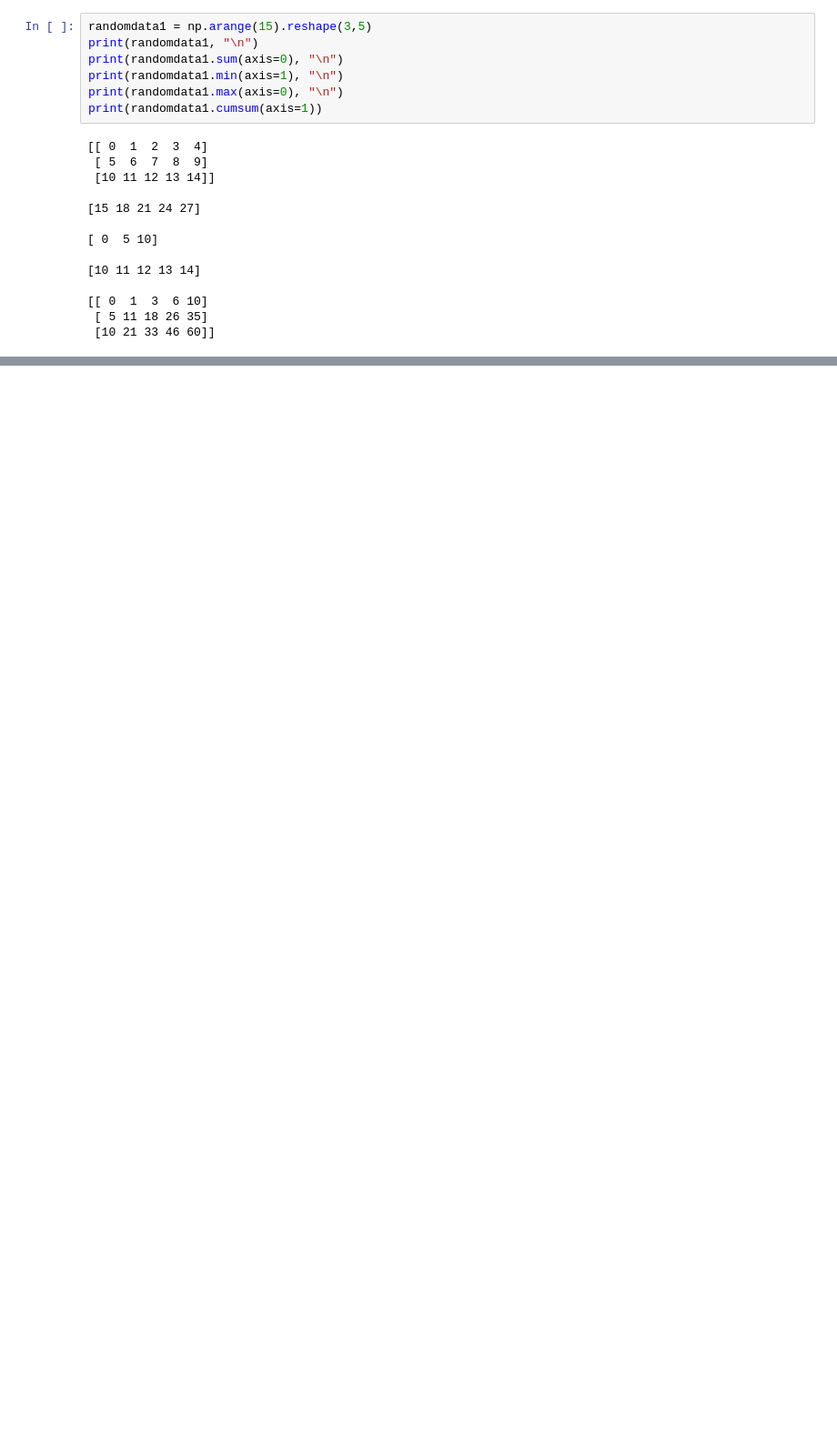
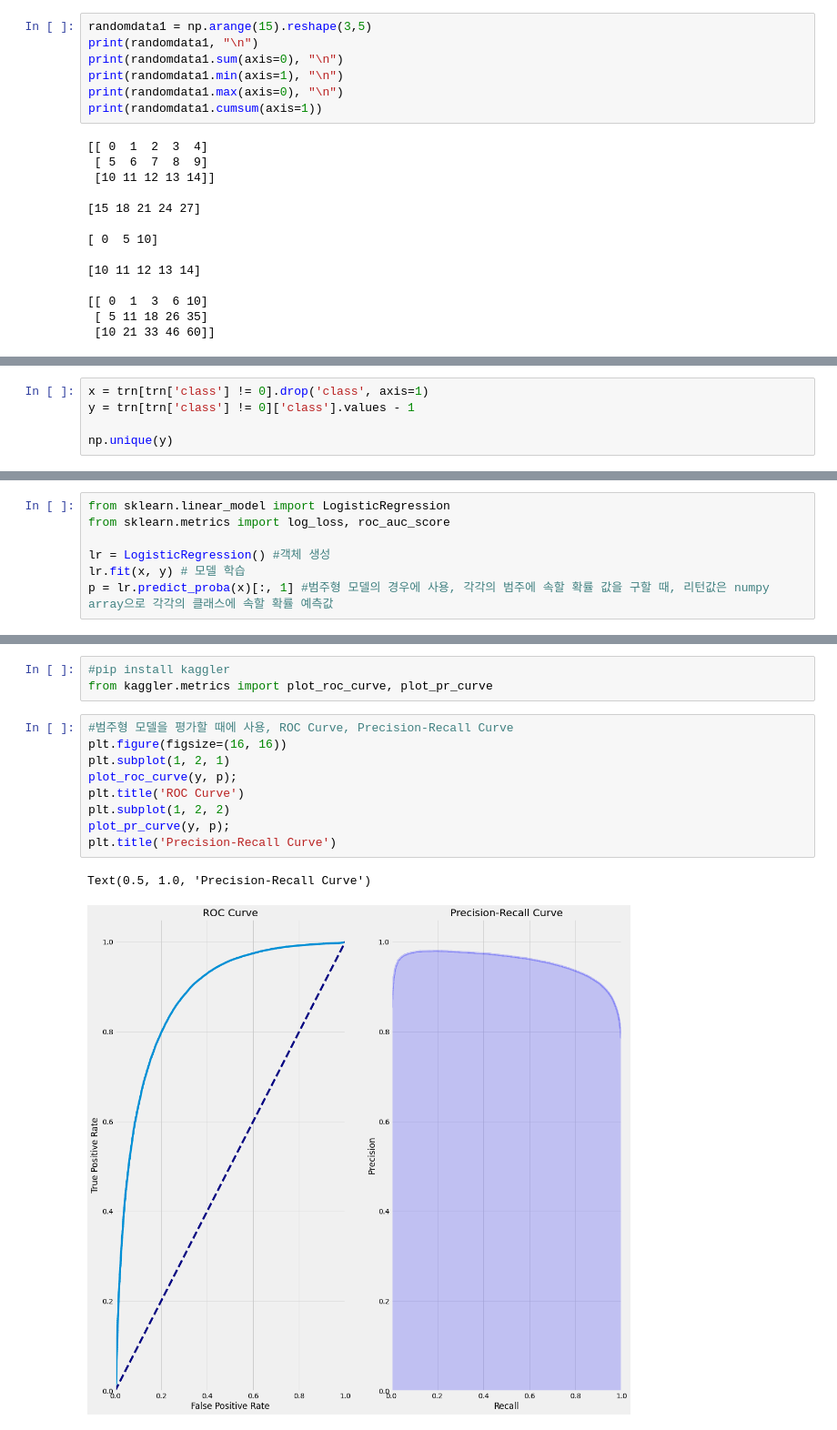
Before and after one commit to shiningstar1007/DataScience, a Jupyter notebook: DataScience/Code/numpy.ipynb, the cells around one changed output, grey strips where cells are left out. Shown at 91% size. Drawn from its saved outputs; the diff is of its cells as text; blank space fills up the shorter version.

Commit message:
Numpy

```diff
--- a/DataScience/Code/numpy.ipynb
+++ b/DataScience/Code/numpy.ipynb
@@ -166,0 +234,5 @@ MemoryError: Unable to allocate 298. GiB for an array with shape (200004, 200004
+# %%
+x = trn[trn['class'] != 0].drop('class', axis=1)
+y = trn[trn['class'] != 0]['class'].values - 1
+
+np.unique(y)
@@ -166,0 +241,7 @@ MemoryError: Unable to allocate 298. GiB for an array with shape (200004, 200004
+# %%
+from sklearn.linear_model import LogisticRegression
+from sklearn.metrics import log_loss, roc_auc_score
+
+lr = LogisticRegression() #객체 생성
+lr.fit(x, y) # 모델 학습
+p = lr.predict_proba(x)[:, 1] #범주형 모델의 경우에 사용, 각각의 범주에 속할 확률 값을 구할 때, 리턴값은 numpy array으로 각각의 클래스에 속할 확률 예측값
@@ -166,0 +264,15 @@ MemoryError: Unable to allocate 298. GiB for an array with shape (200004, 200004
+# %%
+#pip install kaggler
+from kaggler.metrics import plot_roc_curve, plot_pr_curve
+# %%
+#범주형 모델을 평가할 때에 사용, ROC Curve, Precision-Recall Curve
+plt.figure(figsize=(16, 16))
+plt.subplot(1, 2, 1)
+plot_roc_curve(y, p);
+plt.title('ROC Curve')
+plt.subplot(1, 2, 2)
+plot_pr_curve(y, p);
+plt.title('Precision-Recall Curve')
+# %% [output]
+Text(0.5, 1.0, 'Precision-Recall Curve')
+[figure, added]
```
Also changed, not shown: parts of 26 cells of this notebook.
